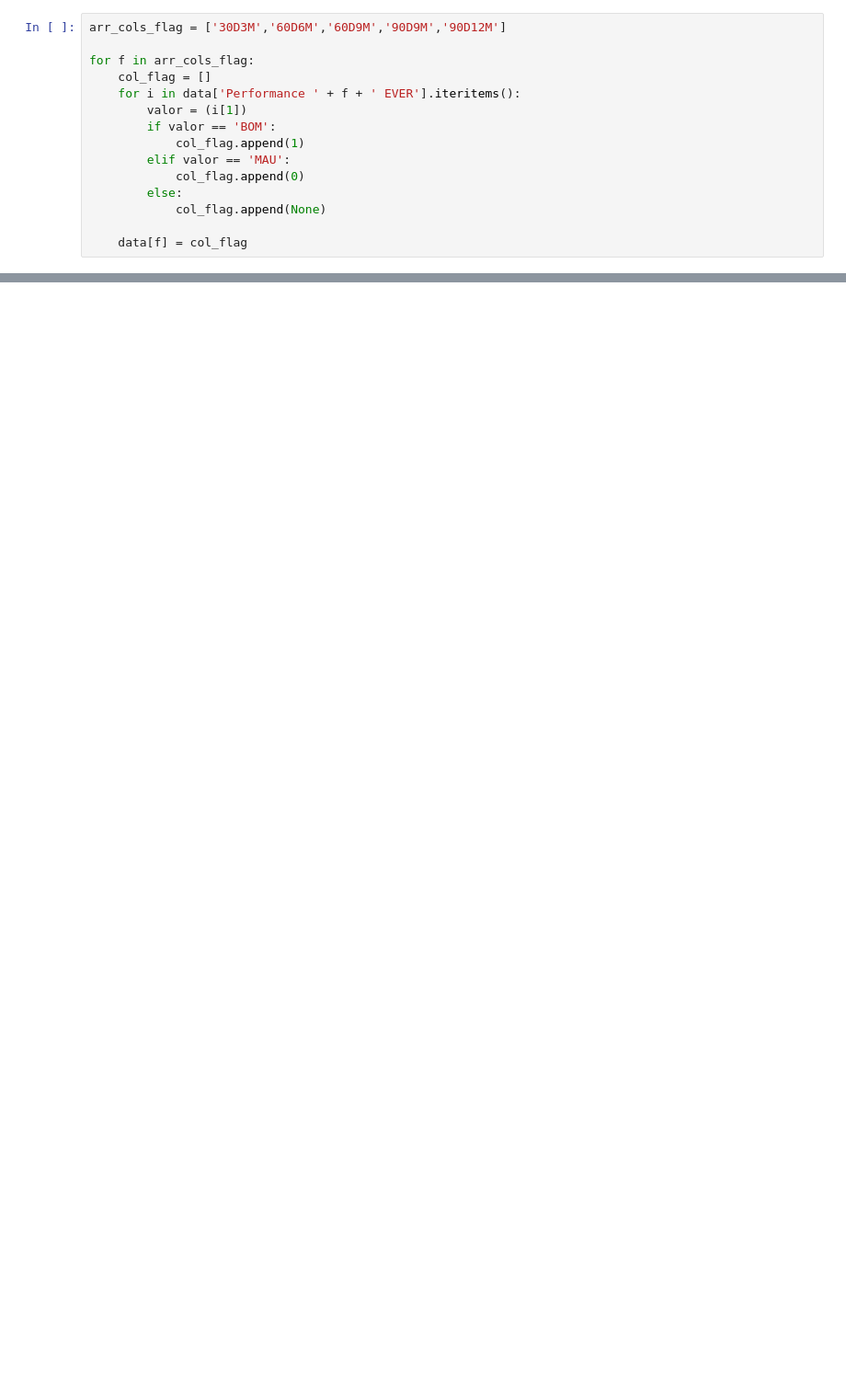
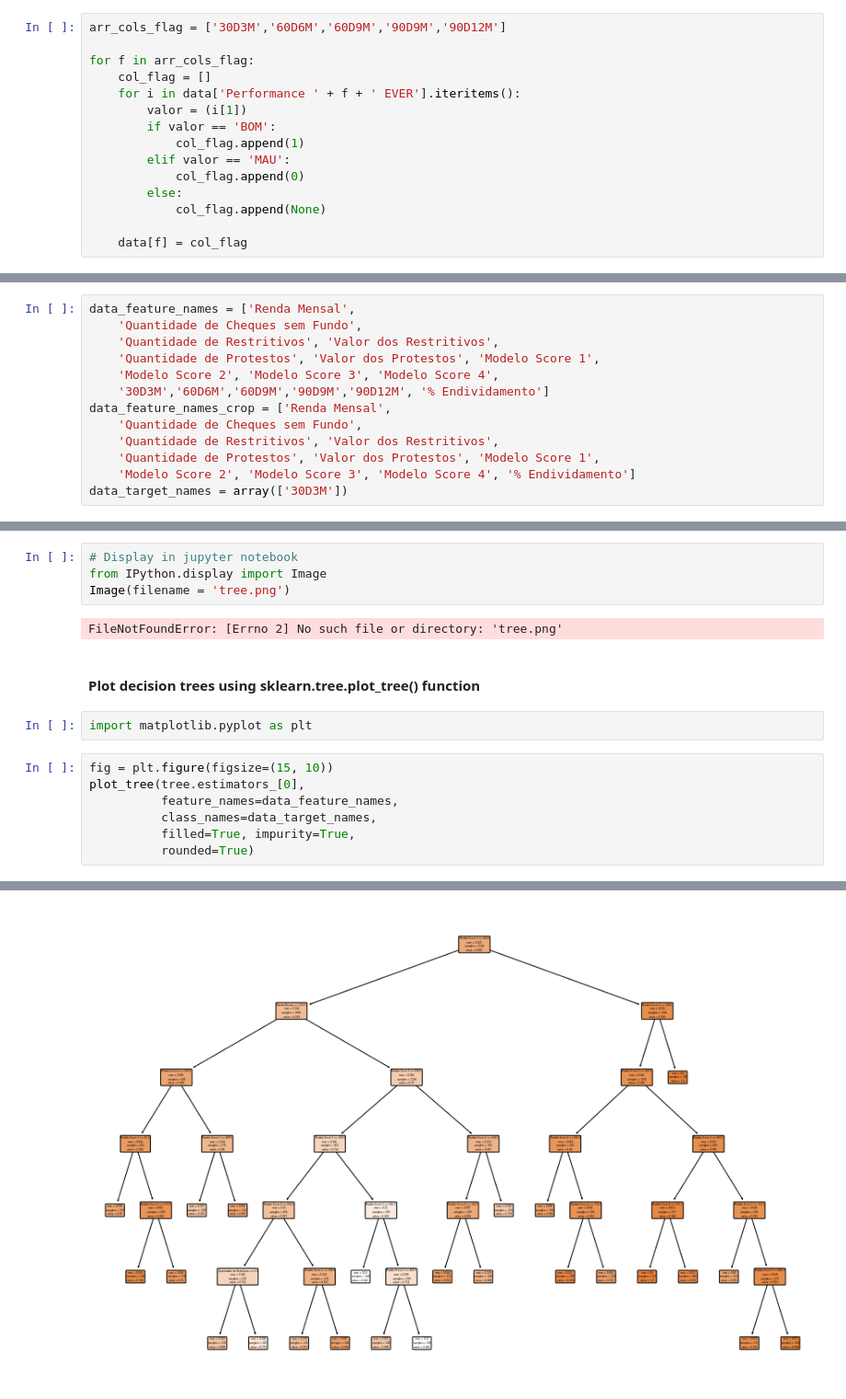
Before and after one commit to lorduakiti/diggi-teste, a Jupyter notebook: estudo_de_caso_diggi/analises/analise_arvore_randomica.ipynb, the cells around one changed output, grey strips where cells are left out. Shown: that part at 92% size. Cells and saved outputs as stored; diff of their text form; blank space fills up the shorter version.

```diff
--- a/estudo_de_caso_diggi/analises/analise_arvore_randomica.ipynb
+++ b/estudo_de_caso_diggi/analises/analise_arvore_randomica.ipynb
@@ -76,0 +204,13 @@ subspace sampling
+# %%
+data_feature_names = ['Renda Mensal',
+    'Quantidade de Cheques sem Fundo',
+    'Quantidade de Restritivos', 'Valor dos Restritivos',
+    'Quantidade de Protestos', 'Valor dos Protestos', 'Modelo Score 1',
+    'Modelo Score 2', 'Modelo Score 3', 'Modelo Score 4',
+    '30D3M','60D6M','60D9M','90D9M','90D12M', '% Endividamento']
+data_feature_names_crop = ['Renda Mensal',
+    'Quantidade de Cheques sem Fundo',
+    'Quantidade de Restritivos', 'Valor dos Restritivos',
+    'Quantidade de Protestos', 'Valor dos Protestos', 'Modelo Score 1',
+    'Modelo Score 2', 'Modelo Score 3', 'Modelo Score 4', '% Endividamento']
+data_target_names = array(['30D3M'])
@@ -76,0 +237,18 @@ subspace sampling
+# %%
+# Display in jupyter notebook
+from IPython.display import Image
+Image(filename = 'tree.png')
+# %% [output]
+FileNotFoundError: [Errno 2] No such file or directory: 'tree.png'
+# %% [markdown]
+#### Plot decision trees using sklearn.tree.plot_tree() function
+# %%
+import matplotlib.pyplot as plt
+# %%
+fig = plt.figure(figsize=(15, 10))
+plot_tree(tree.estimators_[0],
+          feature_names=data_feature_names,
+          class_names=data_target_names,
+          filled=True, impurity=True,
+          rounded=True)
+# %% [output]
@@ -76,0 +272 @@ subspace sampling
+[figure, added]
```
Also changed, not shown: parts of 51 cells of this notebook.
